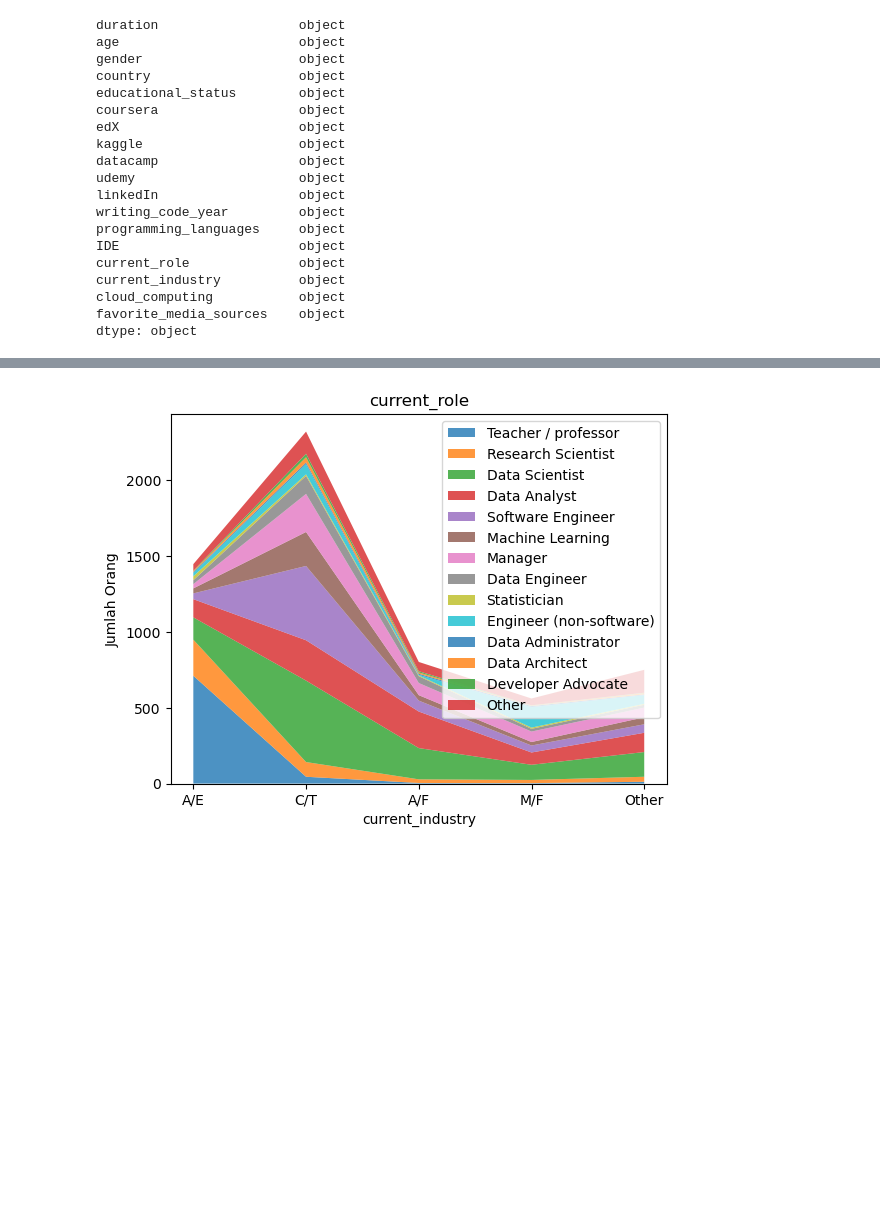
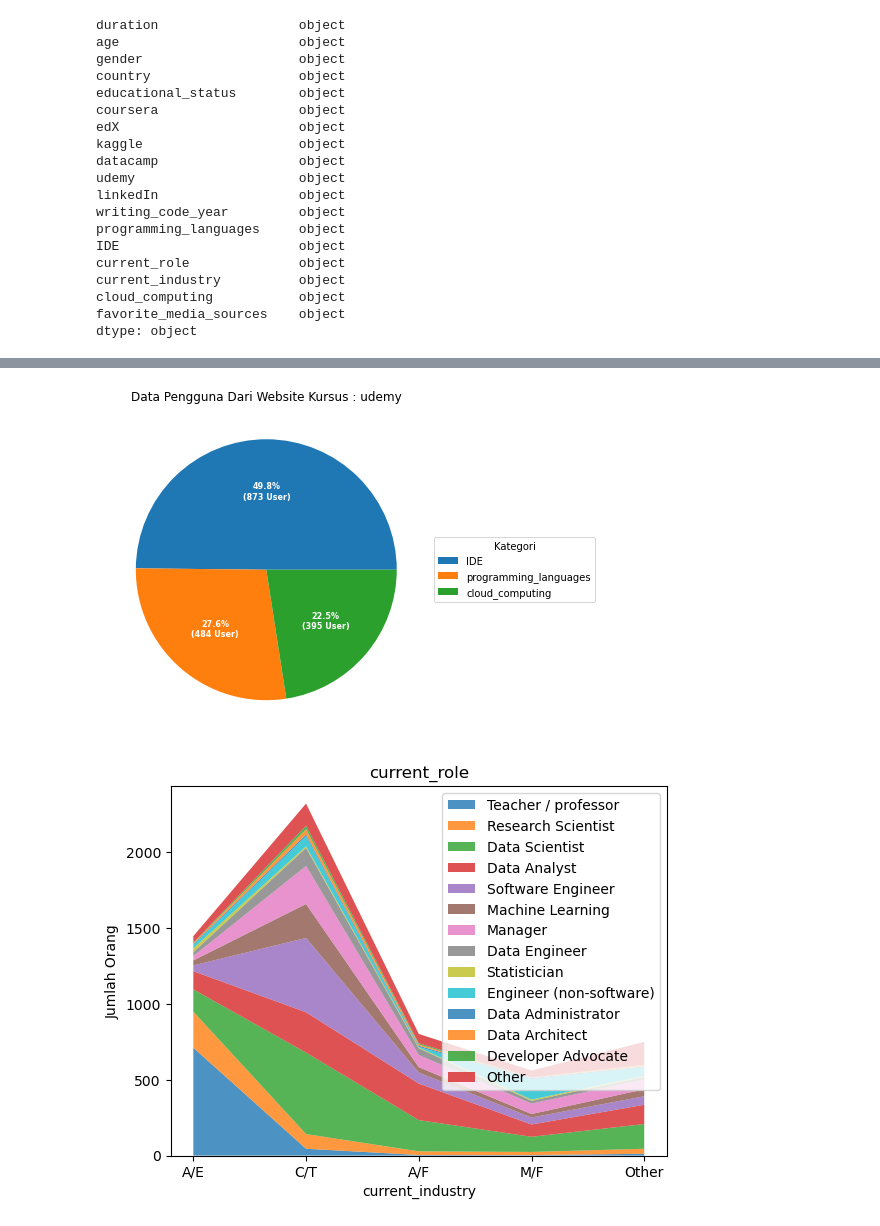
Before and after one commit to fsdio/my-kuliah, a Jupyter notebook: SEMESTER 5/[KAMIS] Pembelajaran Mesin/PERTAMA/UTS/source/fix-kaggle-survey.ipynb, the cells around one changed output, grey strips where cells are left out. Cells and saved outputs as stored; diff of their text form; code cells hidden in the pictures; blank space fills up the shorter version.

```diff
--- a/SEMESTER 5/[KAMIS] Pembelajaran Mesin/PERTAMA/UTS/source/fix-kaggle-survey.ipynb
+++ b/SEMESTER 5/[KAMIS] Pembelajaran Mesin/PERTAMA/UTS/source/fix-kaggle-survey.ipynb
@@ -267,3 +267,29 @@ plt.show()
+# %%
+# DATA UDEMY
+linkedIn = soal_2[(df['linkedIn'] == 'LinkedIn Learning')]
+linkedIn = linkedIn[['IDE', 'programming_languages', 'cloud_computing', 'linkedIn']]  # type: ignore
+linkedIn.count()
+
+import numpy as np
+import matplotlib.pyplot as plt
+
+fig, ax = plt.subplots(figsize=(9, 6), subplot_kw=dict(aspect="equal"))
+
+linkedIn = ["IDE                      873", "programming_languages     484", "cloud_computing           395"]
+data = [float(x.split()[-1]) for x in linkedIn]
+ingredients = [x.split()[0] for x in linkedIn]
+
+def func(pct, allvals):
+    absolute = int(np.round(pct/100.*np.sum(allvals)))
+    return "{:.1f}%\n({:d} User)".format(pct, absolute)
+
+wedges, texts, autotexts = ax.pie(data, autopct=lambda pct: func(pct, data), textprops=dict(color="w"))
+ax.legend(wedges, ingredients, title="Kategori", loc="center left", bbox_to_anchor=(1, 0, 0.5, 1))
+plt.setp(autotexts, size=8, weight="bold")
+ax.set_title("Data Pengguna Dari Website Kursus : udemy")
+plt.show()
+# %% [output]
+[figure, added]
 # %%
 # 3. Menampilkan data current_role berdasarkan current_industry dari 5 terbanyak.
 soal_3 = df[['current_role', 'current_industry']]
```
Also changed, not shown: parts of 6 cells of this notebook, 3 other files.
